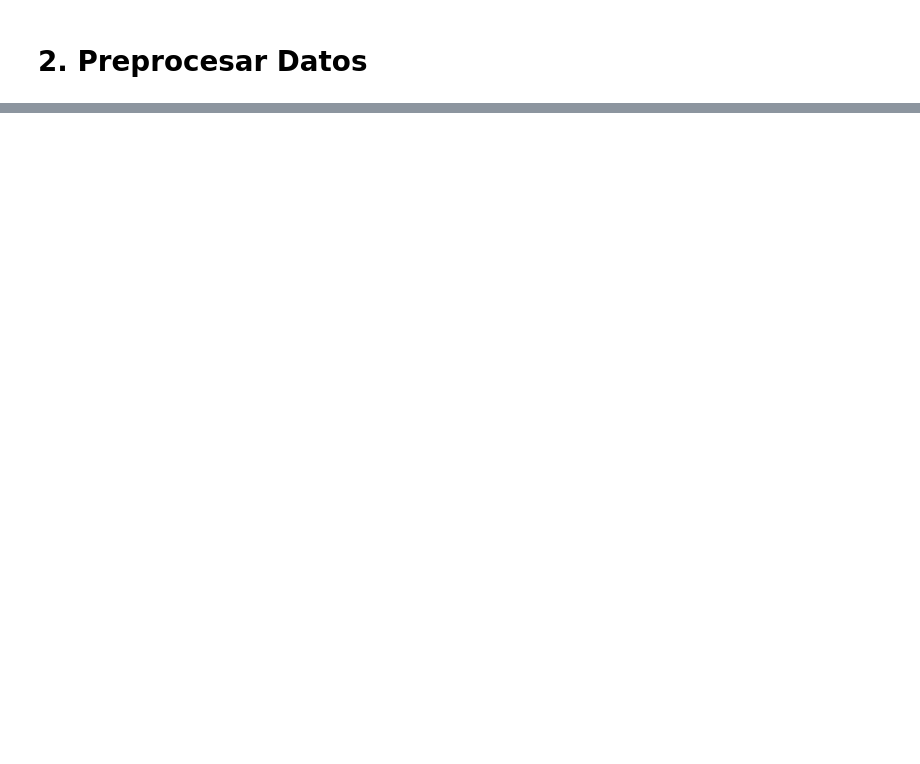
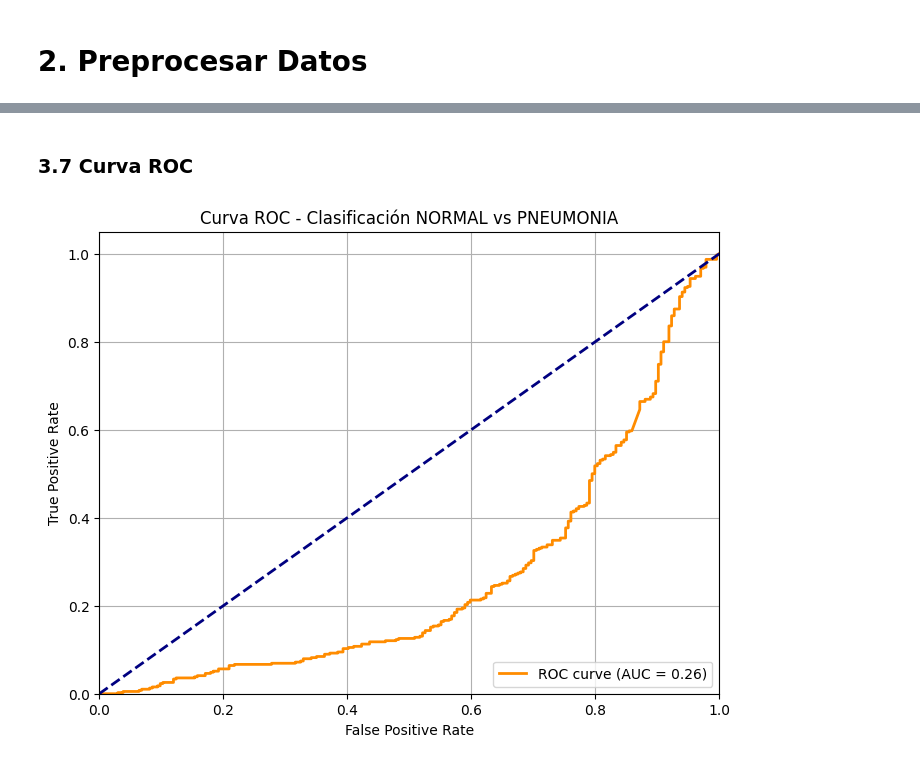
Before and after one commit to luisca990/CapstoneSamsung, a Jupyter notebook: AIRE_LCAS.ipynb, the cells around one changed output, grey strips where cells are left out. Saved outputs shown, nothing was run; the diff lists cells and outputs as text; code cells hidden in the pictures; blank space fills up the shorter version.

```diff
--- a/AIRE_LCAS.ipynb
+++ b/AIRE_LCAS.ipynb
@@ -124,0 +270,10 @@ plt.show()
+# %%
+
+model.compile(optimizer='adam',
+              loss='sparse_categorical_crossentropy',
+              metrics=[
+                  'accuracy',
+                  metrics.Precision(name='precision'),
+                  metrics.Recall(name='recall')
+                  ])
+model.summary()
@@ -124,0 +304,8 @@ plt.show()
+# %%
+history = model.fit(
+    train_dataset,
+    steps_per_epoch=train_steps,
+    validation_data=val_dataset,
+    validation_steps=validation_steps,
+    epochs=epochs
+)
@@ -124,0 +462,34 @@ plt.show()
+# %% [markdown]
+### 3.7 Curva ROC
+# %%
+y_true = []
+y_pred_prob = []
+
+for images, labels in test_dataset.unbatch():
+    image = tf.expand_dims(images, axis=0)
+    pred = model(image, training=False).numpy().flatten()[0]
+    y_pred_prob.append(pred)
+    y_true.append(int(labels.numpy()))
+
+# Convertir a arrays
+y_true = np.array(y_true)
+y_pred_prob = np.array(y_pred_prob)
+
+# Calcular curva ROC
+fpr, tpr, _ = roc_curve(y_true, y_pred_prob)
+roc_auc = auc(fpr, tpr)
+
+# Graficar curva ROC
+plt.figure(figsize=(8, 6))
+plt.plot(fpr, tpr, color='darkorange', lw=2, label=f'ROC curve (AUC = {roc_auc:.2f})')
+plt.plot([0, 1], [0, 1], color='navy', lw=2, linestyle='--')
+plt.xlim([0.0, 1.0])
+plt.ylim([0.0, 1.05])
+plt.xlabel('False Positive Rate')
+plt.ylabel('True Positive Rate')
+plt.title('Curva ROC - Clasificación NORMAL vs PNEUMONIA')
+plt.legend(loc="lower right")
+plt.grid(True)
+plt.show()
+# %% [output]
+[figure, added]
```
Also changed, not shown: parts of 36 cells of this notebook.
